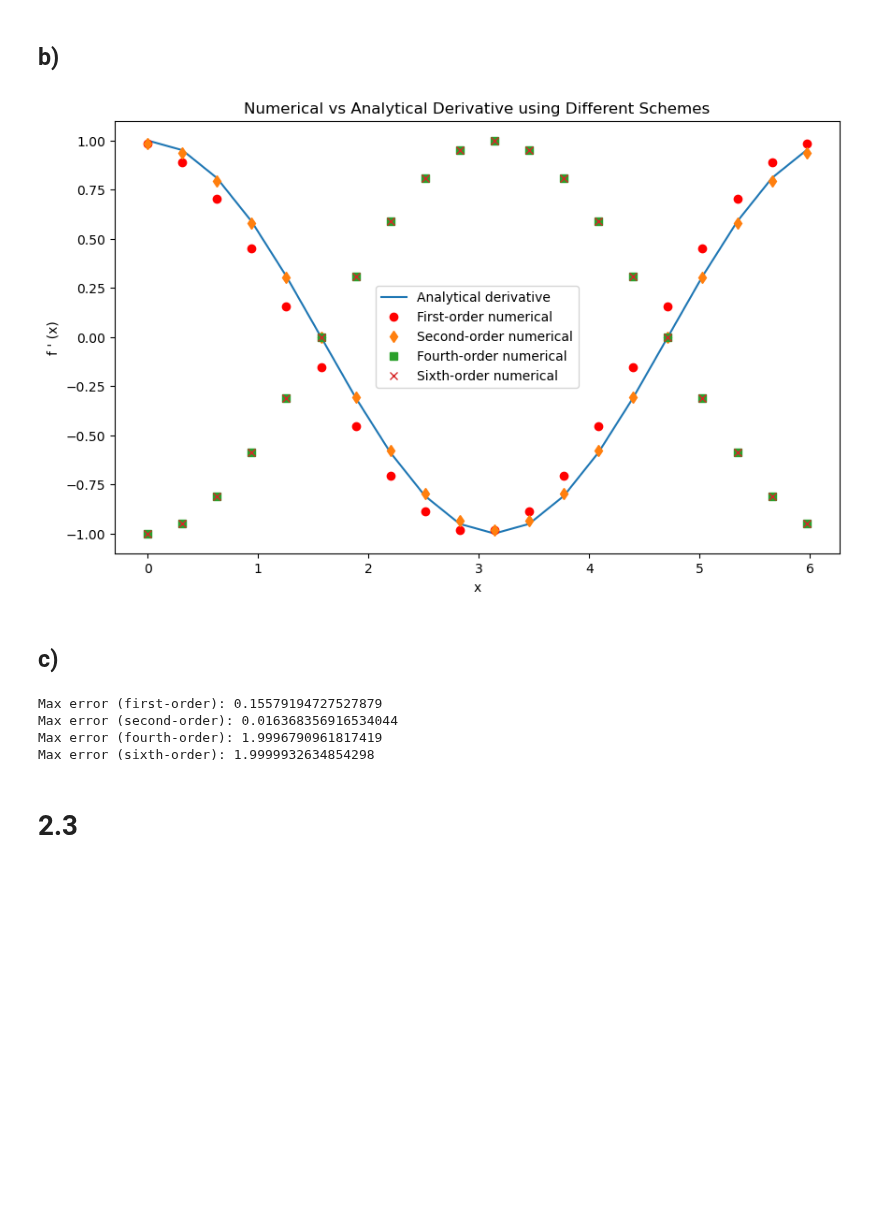
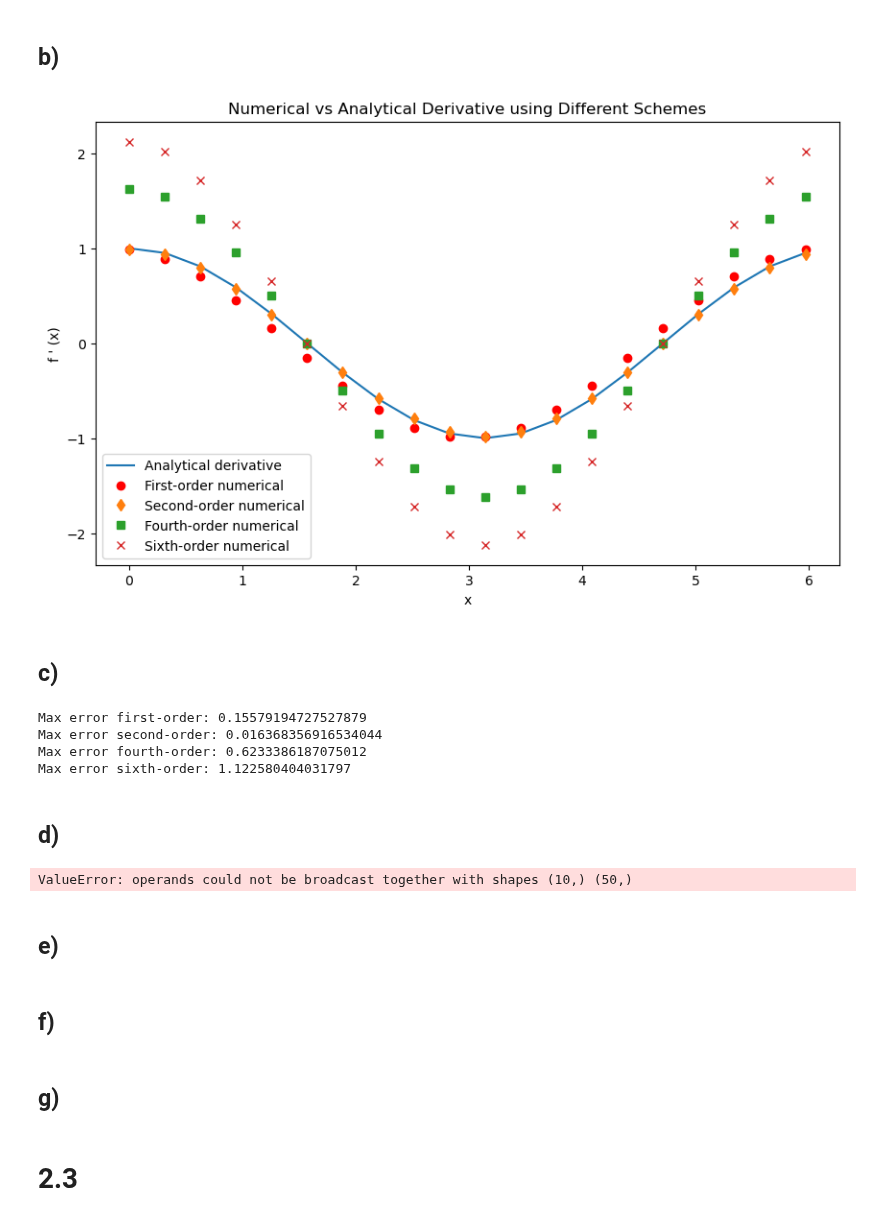
Before and after one commit to Katikistan/NumeP, a Jupyter notebook: week1/week1.ipynb, the cells around one changed output. Cells and saved outputs as stored; diff of their text form; code cells hidden in the pictures; blank space fills up the shorter version.

```diff
--- a/week1/week1.ipynb
+++ b/week1/week1.ipynb
@@ -31,32 +30,32 @@ plt.show()
 # %%
 def second_order(fx, dx):
     return (np.roll(fx, -1) - np.roll(fx, 1)) / (2 * dx)
 
 def fourth_order(fx, dx):
-    return (-np.roll(fx, 2) + 8 * np.roll(fx, 1) - 8 * np.roll(fx, -1) + np.roll(fx, -2)) / (12 * dx)
+    return (np.roll(fx, -2) - np.roll(fx, 2) + 8 * np.roll(fx, -1) - 8 * np.roll(fx, 1)) / (12 * dx)
 
 def sixth_order(fx, dx):
-    return (np.roll(fx, 3) - 9 * np.roll(fx, 2) + 45 * np.roll(fx, 1) - 45 * np.roll(fx, -1) + 9 * np.roll(fx, -2) - np.roll(fx, -3)) / (60 * dx)
+    return (np.roll(fx, -3) - np.roll(fx, 3) + 9 * np.roll(fx, -2) - 9 * np.roll(fx, 2) + 45 * np.roll(fx, -1) - 45 * np.roll(fx, 1)) / (60 * dx)
 
 f_prime_second_order = second_order(fx, dx)
 f_prime_fourth_order = fourth_order(fx, dx)
 f_prime_sixth_order = sixth_order(fx, dx)
 
 # Plot the results
 # set figure size
 plt.figure(figsize=(10, 6)) # otherwise legend is blocking the plot
 plt.plot(x, f_prime_analytical, label='Analytical derivative')
 plt.plot(x, f_prime_numerical, 'ro', label='First-order numerical')
 plt.plot(x, f_prime_second_order, 'd', label='Second-order numerical')
 plt.plot(x, f_prime_fourth_order, 's', label='Fourth-order numerical')
 plt.plot(x, f_prime_sixth_order, 'x', label='Sixth-order numerical')
 plt.xlabel('x')
 plt.ylabel("f ' (x)")
 plt.legend()
 plt.title('Numerical vs Analytical Derivative using Different Schemes')
 plt.show()
 # %% [output]
-[figure, old version]
+[figure, new version]
 # %% [markdown]
 ## c)
 # %%
@@ -65,15 +64,61 @@ max_error_second_order = np.max(np.abs(f_prime_second_order - f_prime_analytical
 max_error_fourth_order = np.max(np.abs(f_prime_fourth_order - f_prime_analytical))
 max_error_sixth_order = np.max(np.abs(f_prime_sixth_order - f_prime_analytical))
 
-print(f"Max error (first-order): {max_error_first_order}")
-print(f"Max error (second-order): {max_error_second_order}")
-print(f"Max error (fourth-order): {max_error_fourth_order}")
-print(f"Max error (sixth-order): {max_error_sixth_order}")
+print(f"Max error first-order: {max_error_first_order}")
+print(f"Max error second-order: {max_error_second_order}")
+print(f"Max error fourth-order: {max_error_fourth_order}")
+print(f"Max error sixth-order: {max_error_sixth_order}")
 # %% [output]
-Max error (first-order): 0.15579194727527879
-Max error (second-order): 0.016368356916534044
-Max error (fourth-order): 1.9996790961817419
-Max error (sixth-order): 1.9999932634854298
+Max error first-order: 0.15579194727527879
+Max error second-order: 0.016368356916534044
+Max error fourth-order: 0.6233386187075012
+Max error sixth-order: 1.122580404031797
+# %% [markdown]
+## d)
+# %%
+N = np.logspace(1, 6, 50, dtype=int)
+errors_first_order = []
+errors_second_order = []
+errors_fourth_order = []
+errors_sixth_order = []
+
+for n in N:
+    x = np.linspace(0, 2 * np.pi, n, endpoint=False)
+    dx = 2 * np.pi / N
+    fx = np.sin(x)
+    f_prime_analytical = np.cos(x)
+    f_prime_numerical = (np.roll(fx, -1) - fx) / dx
+
+    f_prime_second_order = second_order(fx, dx)
+    f_prime_fourth_order = fourth_order(fx, dx)
+    f_prime_sixth_order = sixth_order(fx, dx)
+    max_error_first_order = np.max(np.abs(f_prime_numerical - f_prime_analytical))
+    max_error_second_order = np.max(np.abs(f_prime_second_order - f_prime_analytical))
+    max_error_fourth_order = np.max(np.abs(f_prime_fourth_order - f_prime_analytical))
+    max_error_sixth_order = np.max(np.abs(f_prime_sixth_order - f_prime_analytical))
+    errors_first_order += [max_error_first_order]
+    errors_second_order += [max_error_second_order]
+    errors_fourth_order += [max_error_fourth_order]
+    errors_sixth_order += [max_error_sixth_order]
+
+plt.figure(figsize=(10, 6))
+plt.loglog(N, errors_first_order, label = 'first order')
+plt.loglog(N, errors_second_order, label = 'second order')
+plt.loglog(N, errors_fourth_order, label = 'fourth order')
+plt.loglog(N, errors_sixth_order, label = 'sixth order')
+plt.xlabel('N')
+plt.ylabel('Max abs error')
+plt.title('Max absm error vs N')
+plt.legend()
+plt.show()
+# %% [output]
+ValueError: operands could not be broadcast together with shapes (10,) (50,)
+# %% [markdown]
+## e)
+# %% [markdown]
+## f)
+# %% [markdown]
+## g)
 # %% [markdown]
 # 2.3
 # %% [markdown]
```
Also changed, not shown: parts of 16 cells of this notebook.
